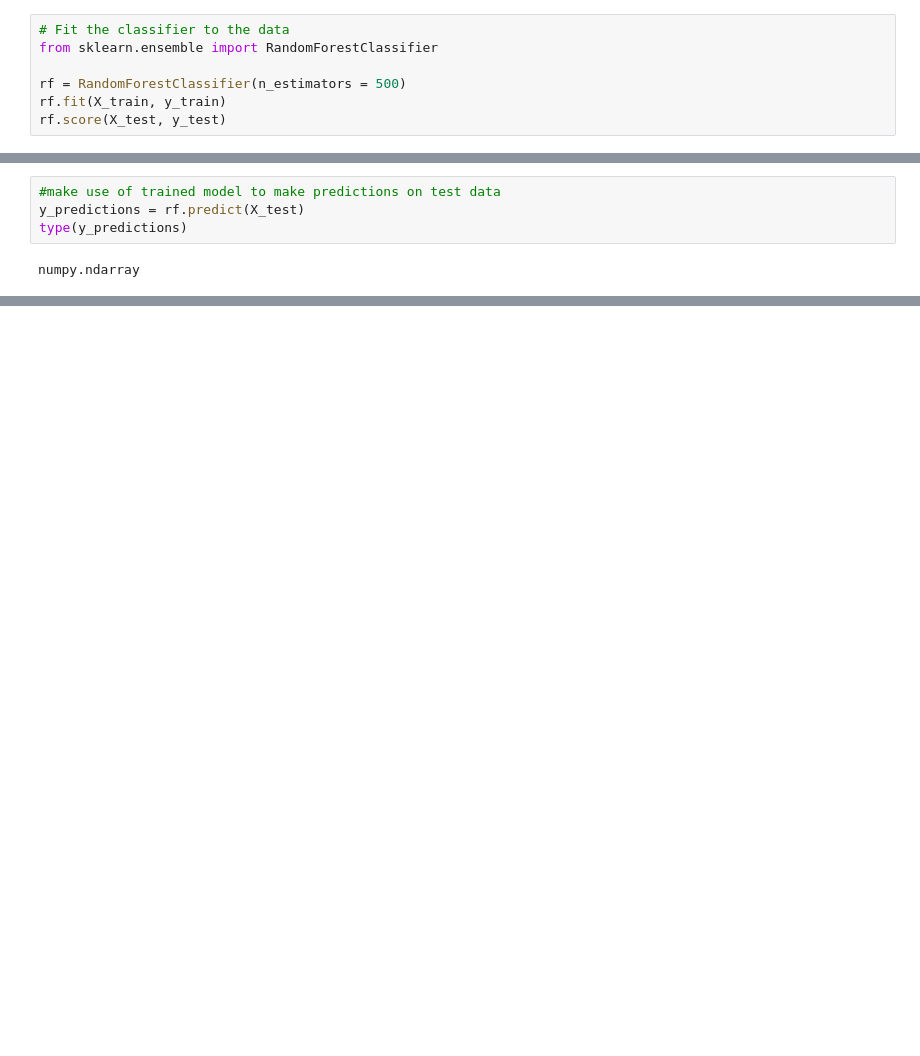
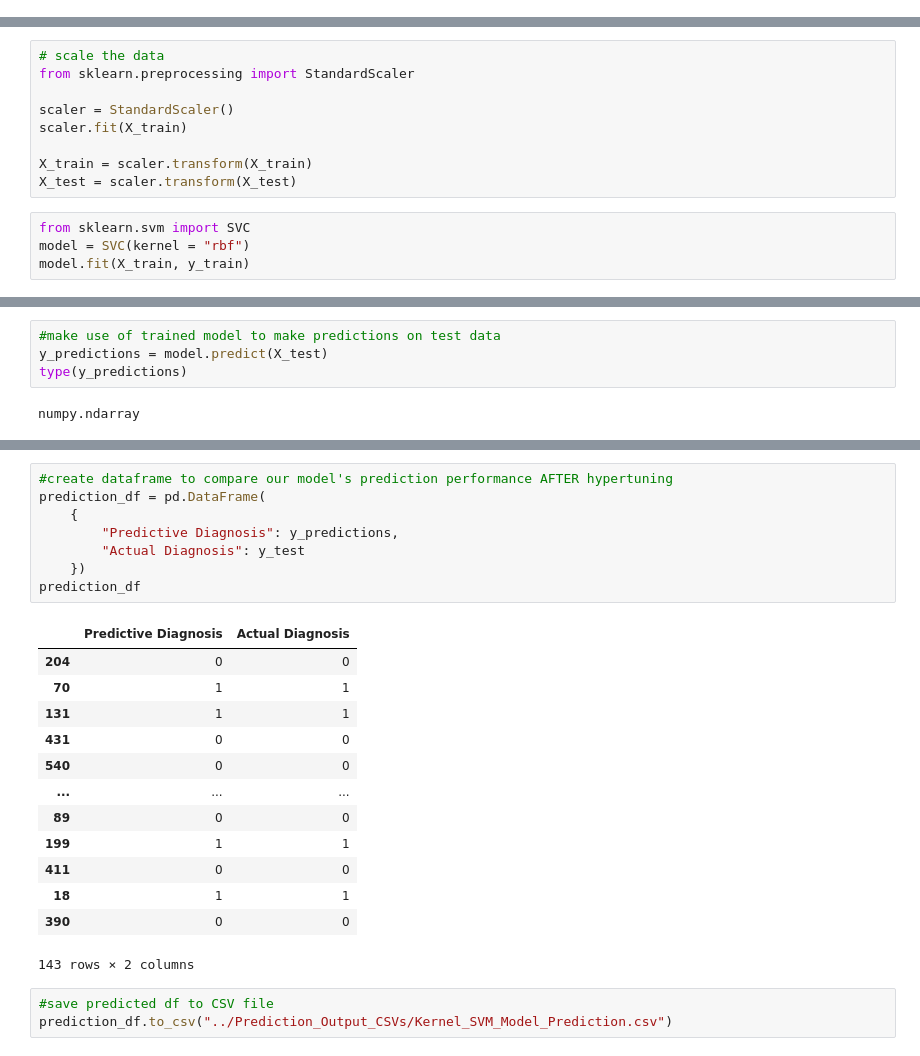
Before and after one commit to martiche93/The-Cancer-Wizards, a Jupyter notebook: Breast_Cancer/Prediction_ML_Model/Kernal_SVM_Model/Kernel_SVM_Model.ipynb, the cells around one changed output, grey strips where cells are left out. Drawn from its saved outputs; the diff is of its cells as text; blank space fills up the shorter version.

Commit message:
Final ML Model Analysis & Conclusion

```diff
--- a/Breast_Cancer/Prediction_ML_Model/Random_Forest_Model.ipynb
+++ b/Breast_Cancer/Prediction_ML_Model/Kernal_SVM_Model/Kernel_SVM_Model.ipynb
@@ -62,7 +52,0 @@ dt.score(X_test, y_test)
-# %%
-# Fit the classifier to the data
-from sklearn.ensemble import RandomForestClassifier
-
-rf = RandomForestClassifier(n_estimators = 500)
-rf.fit(X_train, y_train)
-rf.score(X_test, y_test)
@@ -70,0 +53,13 @@ rf.score(X_test, y_test)
+# %%
+# scale the data
+from sklearn.preprocessing import StandardScaler
+
+scaler = StandardScaler()
+scaler.fit(X_train)
+
+X_train = scaler.transform(X_train)
+X_test = scaler.transform(X_test)
+# %%
+from sklearn.svm import SVC
+model = SVC(kernel = "rbf")
+model.fit(X_train, y_train)
@@ -71,6 +76,6 @@ rf.score(X_test, y_test)
 # %%
 #make use of trained model to make predictions on test data
-y_predictions = rf.predict(X_test)
+y_predictions = model.predict(X_test)
 type(y_predictions)
 # %% [output]
 numpy.ndarray
@@ -117 +127,26 @@ print(report)
 weighted avg       0.97      0.97      0.97       143
+# %%
+#create dataframe to compare our model's prediction performance AFTER hypertuning
+prediction_df = pd.DataFrame(
+    {
+        "Predictive Diagnosis": y_predictions,
+        "Actual Diagnosis": y_test
+    })
+prediction_df
+# %% [output]
+|  | Predictive Diagnosis | Actual Diagnosis |
+| 204 | 0 | 0 |
+| 70 | 1 | 1 |
+| 131 | 1 | 1 |
+| 431 | 0 | 0 |
+| 540 | 0 | 0 |
+| ... | ... | ... |
+| 89 | 0 | 0 |
+| 199 | 1 | 1 |
+| 411 | 0 | 0 |
+| 18 | 1 | 1 |
+| 390 | 0 | 0 |
+143 rows × 2 columns
+# %%
+#save predicted df to CSV file
+prediction_df.to_csv("../Prediction_Output_CSVs/Kernel_SVM_Model_Prediction.csv")
```
Also changed, not shown: parts of 10 cells of this notebook, 28 other files.
